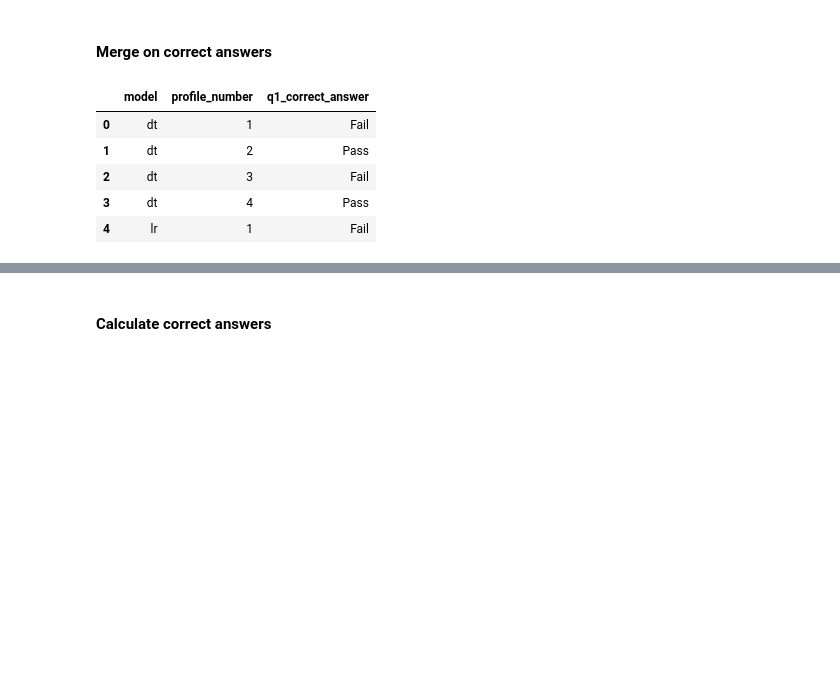
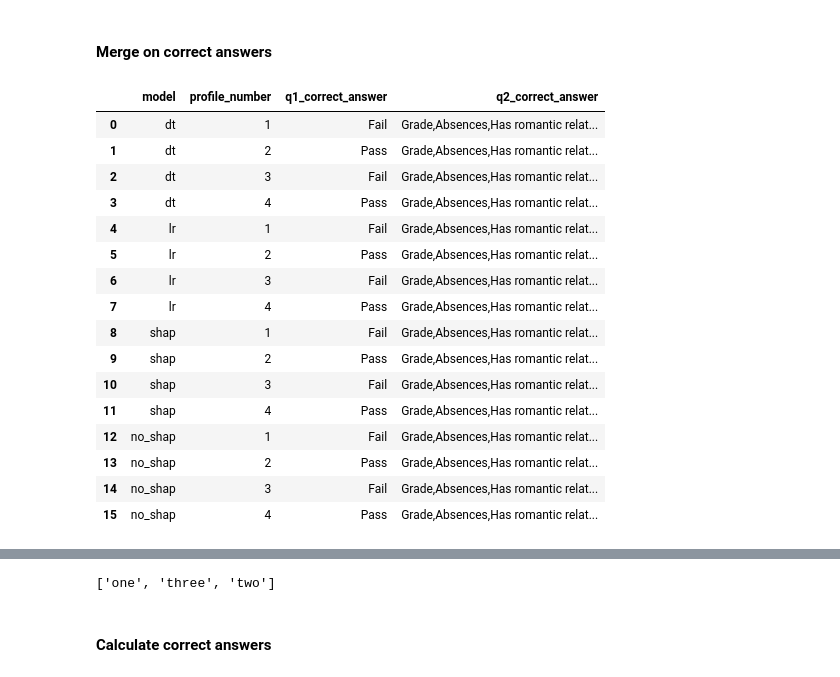
Before and after one commit to rds-research-group/ml-explainability, a Jupyter notebook: survey_analysis.ipynb, the cells around one changed output, grey strips where cells are left out. Drawn from its saved outputs; the diff is of its cells as text; code cells hidden in the pictures; blank space fills up the shorter version.

Commit message:
Add code for checking correct answer of q2

```diff
--- a/survey_analysis.ipynb
+++ b/survey_analysis.ipynb
@@ -118,16 +123,27 @@ data.bb_profile_2 = pd.to_numeric(data.bb_profile_2)
 data.int_profile_1 = pd.to_numeric(data.int_profile_1)
 data.int_profile_1 = pd.to_numeric(data.int_profile_1)
 # %%
-correct_answers_raw = pd.read_csv("survey_data/survey_analysis_profile_correct_answers.csv")
+correct_answers_raw = pd.read_csv("survey_analysis_profile_correct_answers.csv")
 correct_answers = correct_answers_raw.copy()
-correct_answers.head()
+correct_answers
 # %% [output]
-|  | model | profile_number | q1_correct_answer |
-| 0 | dt | 1 | Fail |
-| 1 | dt | 2 | Pass |
-| 2 | dt | 3 | Fail |
-| 3 | dt | 4 | Pass |
-| 4 | lr | 1 | Fail |
+|  | model | profile_number | q1_correct_answer | q2_correct_answer |
+| 0 | dt | 1 | Fail | Grade,Absences,Has romantic relat... |
+| 1 | dt | 2 | Pass | Grade,Absences,Has romantic relat... |
+| 2 | dt | 3 | Fail | Grade,Absences,Has romantic relat... |
+| 3 | dt | 4 | Pass | Grade,Absences,Has romantic relat... |
+| 4 | lr | 1 | Fail | Grade,Absences,Has romantic relat... |
+| 5 | lr | 2 | Pass | Grade,Absences,Has romantic relat... |
+| 6 | lr | 3 | Fail | Grade,Absences,Has romantic relat... |
+| 7 | lr | 4 | Pass | Grade,Absences,Has romantic relat... |
+| 8 | shap | 1 | Fail | Grade,Absences,Has romantic relat... |
+| 9 | shap | 2 | Pass | Grade,Absences,Has romantic relat... |
+| 10 | shap | 3 | Fail | Grade,Absences,Has romantic relat... |
+| 11 | shap | 4 | Pass | Grade,Absences,Has romantic relat... |
+| 12 | no_shap | 1 | Fail | Grade,Absences,Has romantic relat... |
+| 13 | no_shap | 2 | Pass | Grade,Absences,Has romantic relat... |
+| 14 | no_shap | 3 | Fail | Grade,Absences,Has romantic relat... |
+| 15 | no_shap | 4 | Pass | Grade,Absences,Has romantic relat... |
 # %%
 # Join interpretable
 temp = correct_answers.rename(columns={"model": "int_model",
@@ -149,6 +167,12 @@ data.head()
 | 2 | 2021-07-22 18:21:52 | 2021-07-22 18:35:41 | IP Address | 173.80.215.143 | 100 | 828 | True | 2021-07-22 18:35:42 | R_9vLuqBlJEAOc06Z | ... |
 | 3 | 2021-07-22 19:07:42 | 2021-07-22 19:19:44 | IP Address | 162.236.246.151 | 100 | 722 | True | 2021-07-22 19:19:45 | R_Ol1ACKotbQjrGzT | ... |
 | 4 | 2021-07-22 19:11:13 | 2021-07-22 19:24:08 | IP Address | 50.107.144.201 | 100 | 775 | True | 2021-07-22 19:24:09 | R_2Vz6Eeq4XFTH6Pp | ... |
+# %%
+a = ["one","two","three"]
+a.sort()
+a
+# %% [output]
+['one', 'three', 'two']
 # %% [markdown]
 #### Calculate correct answers
 # %%
```
Also changed, not shown: parts of 5 cells of this notebook, 1 other file.
